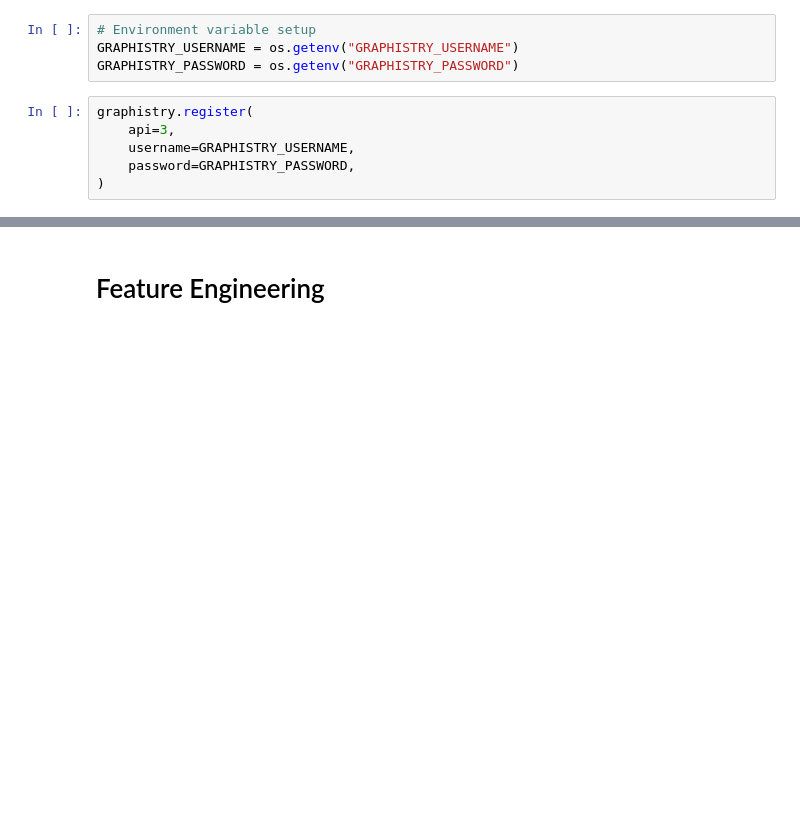
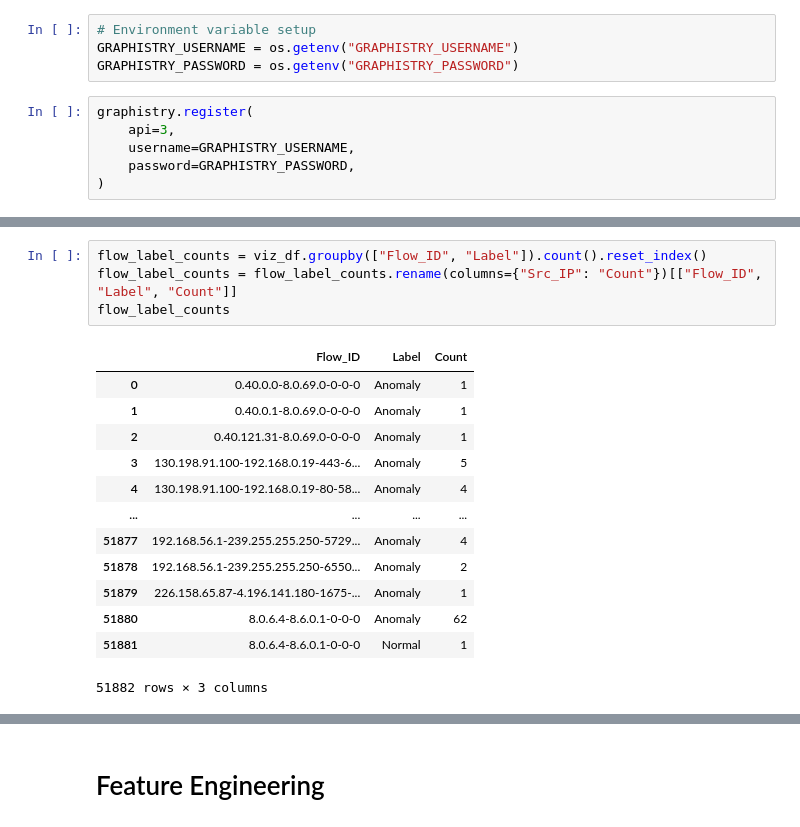
Before and after one commit to rjurney/netography, a Jupyter notebook: Exploratory Data Analysis.ipynb, the cells around one changed output, grey strips where cells are left out. Saved outputs shown, nothing was run; the diff lists cells and outputs as text; blank space fills up the shorter version.

```diff
--- a/Exploratory Data Analysis.ipynb
+++ b/Exploratory Data Analysis.ipynb
@@ -275,0 +312,18 @@ graphistry.register(
+# %%
+flow_label_counts = viz_df.groupby(["Flow_ID", "Label"]).count().reset_index()
+flow_label_counts = flow_label_counts.rename(columns={"Src_IP": "Count"})[["Flow_ID", "Label", "Count"]]
+flow_label_counts
+# %% [output]
+|  | Flow_ID | Label | Count |
+| 0 | 0.40.0.0-8.0.69.0-0-0-0 | Anomaly | 1 |
+| 1 | 0.40.0.1-8.0.69.0-0-0-0 | Anomaly | 1 |
+| 2 | 0.40.121.31-8.0.69.0-0-0-0 | Anomaly | 1 |
+| 3 | 130.198.91.100-192.168.0.19-443-6... | Anomaly | 5 |
+| 4 | 130.198.91.100-192.168.0.19-80-58... | Anomaly | 4 |
+| ... | ... | ... | ... |
+| 51877 | 192.168.56.1-239.255.255.250-5729... | Anomaly | 4 |
+| 51878 | 192.168.56.1-239.255.255.250-6550... | Anomaly | 2 |
+| 51879 | 226.158.65.87-4.196.141.180-1675-... | Anomaly | 1 |
+| 51880 | 8.0.6.4-8.6.0.1-0-0-0 | Anomaly | 62 |
+| 51881 | 8.0.6.4-8.6.0.1-0-0-0 | Normal | 1 |
+51882 rows × 3 columns
```
Also changed, not shown: parts of 8 cells of this notebook.
